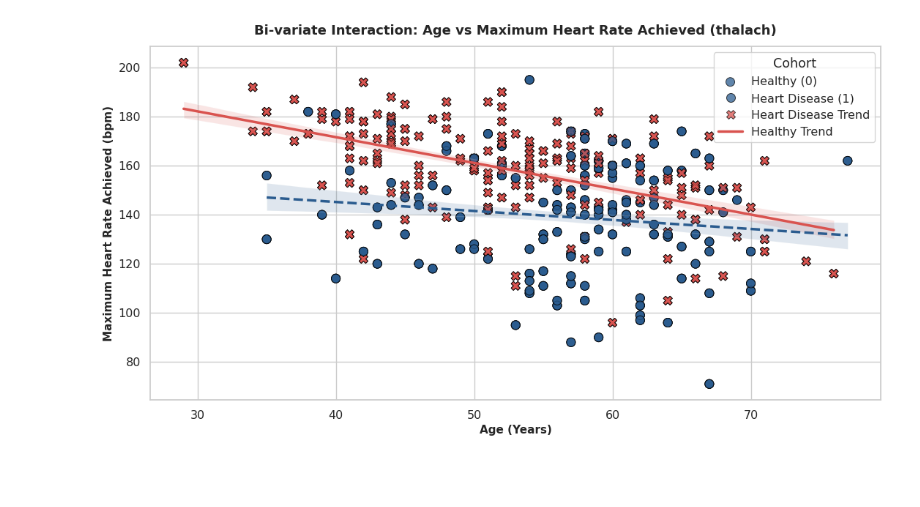
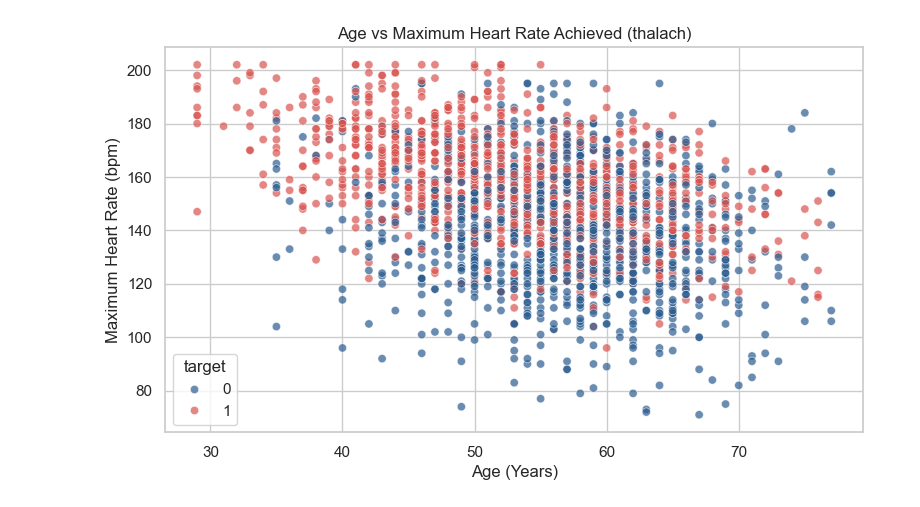
Before and after one commit to Lakshya-Asati/Minor-Project-1, a Jupyter notebook: 02_heart_disease_visualization.ipynb, the cells around one changed output. Saved outputs shown, nothing was run; the diff lists cells and outputs as text; code cells hidden in the pictures; blank space fills up the shorter version.

```diff
--- a/02_heart_disease_visualization.ipynb
+++ b/02_heart_disease_visualization.ipynb
@@ -10,22 +4,17 @@ Configure visualization aesthetics, define output paths, and load the cleaned da
 # %%
 import os
-import numpy as np
 import pandas as pd
 import matplotlib.pyplot as plt
 import seaborn as sns
 
-# Visual styling
-sns.set_theme(style="whitegrid", font_scale=1.05)
-plt.rcParams['figure.autolayout'] = True
-plt.rcParams['font.sans-serif'] = 'DejaVu Sans'
+# Clean visual style
+sns.set_theme(style="whitegrid")
 
-# Paths
-BASE_DIR = os.getcwd()
-DATA_PATH = os.path.join(BASE_DIR, "processed_data", "cleaned_heart_disease.csv")
-VIZ_DIR = os.path.join(BASE_DIR, "visualizations", "heart_disease")
+VIZ_DIR = os.path.join("visualizations", "heart_disease")
 os.makedirs(VIZ_DIR, exist_ok=True)
 
-df = pd.read_csv(DATA_PATH)
-print(f"Loaded Cleaned Dataset: {df.shape[0]} rows, {df.shape[1]} columns")
-display(df.head())
+# Load cleaned heart disease dataset
+df = pd.read_csv(os.path.join("processed_data", "cleaned_heart_disease.csv"))
+print("Dataset Shape:", df.shape)
+df.head()
 # %% [output]
@@ -179,20 +98,10 @@ Explore the physiological decline in maximum heart rate with age, comparing heal
 # %%
-plt.figure(figsize=(11, 6))
-
-sns.scatterplot(data=df, x='age', y='thalach', hue='target', style='target',
-                palette=['#2b5c8f', '#d9534f'], s=75, alpha=0.75, edgecolor='black')
-
-sns.regplot(data=df[df['target']==1], x='age', y='thalach', scatter=False, color='#d9534f',
-            label='Heart Disease Trendline', line_kws={'linewidth': 2.5})
-sns.regplot(data=df[df['target']==0], x='age', y='thalach', scatter=False, color='#2b5c8f',
-            label='Healthy Trendline', line_kws={'linewidth': 2.5, 'linestyle': '--'})
-
-plt.title("Bi-variate Interaction: Age vs Maximum Heart Rate Achieved (thalach)", fontsize=13, fontweight='bold', pad=12)
-plt.xlabel("Age (Years)", fontsize=11, fontweight='bold')
-plt.ylabel("Maximum Heart Rate Achieved (bpm)", fontsize=11, fontweight='bold')
-plt.legend(title="Cohort", labels=['Healthy (0)', 'Heart Disease (1)', 'Heart Disease Trend', 'Healthy Trend'])
-
+plt.figure(figsize=(9, 5))
+sns.scatterplot(x='age', y='thalach', hue='target', data=df, palette=['#2b5c8f', '#d9534f'], alpha=0.7)
+plt.title("Age vs Maximum Heart Rate Achieved (thalach)")
+plt.xlabel("Age (Years)")
+plt.ylabel("Maximum Heart Rate (bpm)")
 plt.savefig(os.path.join(VIZ_DIR, "05_age_vs_thalach_interaction.png"), dpi=300, bbox_inches='tight')
 plt.show()
 # %% [output]
-[figure, old version]
+[figure, new version]
```
Also changed, not shown: parts of 20 cells of this notebook, 50 other files.
